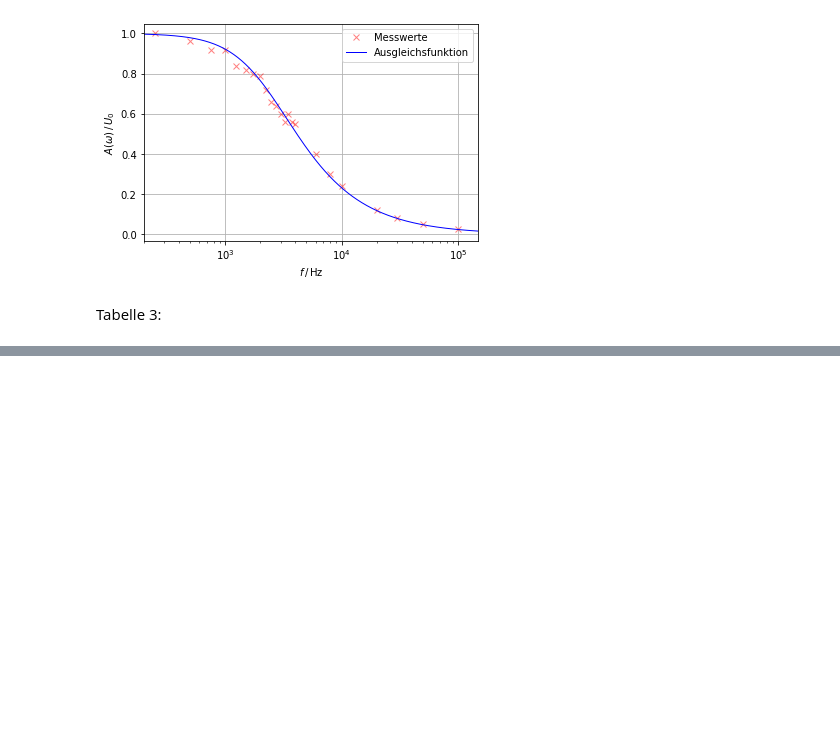
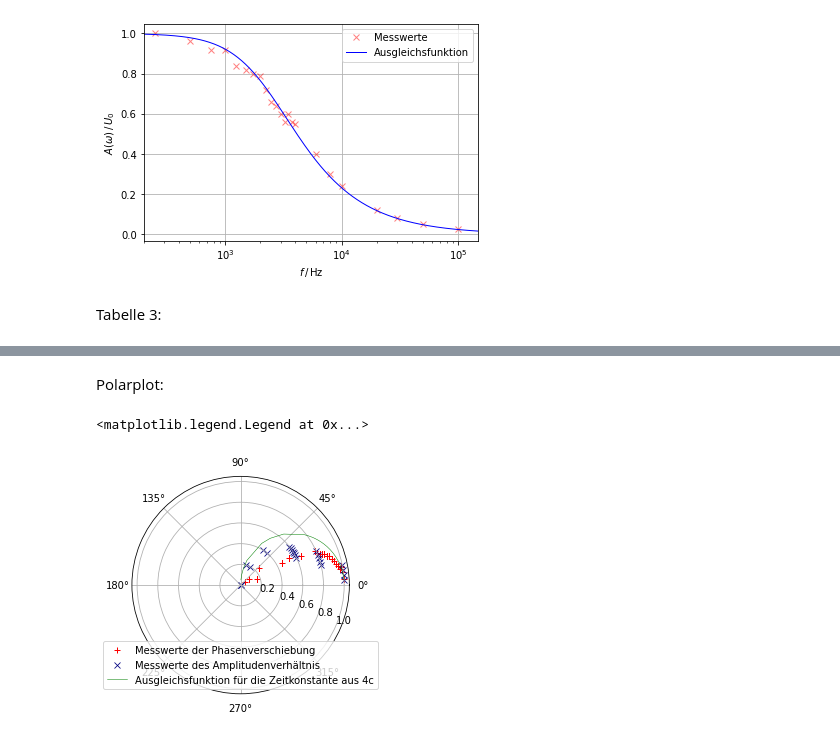
Before and after one commit to waerther/grundpraktikum1, a Jupyter notebook: v353/auswertung.ipynb, the cells around one changed output, grey strips where cells are left out. Saved outputs shown, nothing was run; the diff lists cells and outputs as text; code cells hidden in the pictures; blank space fills up the shorter version.

Commit message:
v353 fertig, ABER POLARPLOT HAT ZEITKONSTANTE AUS A (muss keiner wissen)

```diff
--- a/v353/auswertung.ipynb
+++ b/v353/auswertung.ipynb
@@ -197,0 +190,16 @@ TypeError: only size-1 arrays can be converted to Python scalars
+# %% [markdown]
+Polarplot:
+# %%
+fig = plt.figure()
+ax = fig.add_subplot(111, polar=True)
+ax.scatter(phi, g(f, noms(RC)*1e-6), marker='+', linewidth=1, color='r', label='Messwerte der Phasenverschiebung')
+ax.scatter(phase(-1 * f, noms(RC)*1e-6), Uc/Uc[0], marker='x', color='navy', linewidth=0.8, label='Messwerte des Amplitudenverhältnis')
+plt.polar(phase(-1 * f, noms(RC)*1e-6), g(f, noms(RC)*1e-6), label='Ausgleichsfunktion für die Zeitkonstante aus 4c',
+        linewidth=0.5, color='green')
+
+ax.set_rlabel_position(-22.5)  # Move radial labels away from plotted line
+ax.grid(True)
+plt.legend(loc="lower center")
+# %% [output]
+<matplotlib.legend.Legend at 0x...>
+[figure, added]
```
Also changed, not shown: parts of 2 cells of this notebook, 5 other files.
